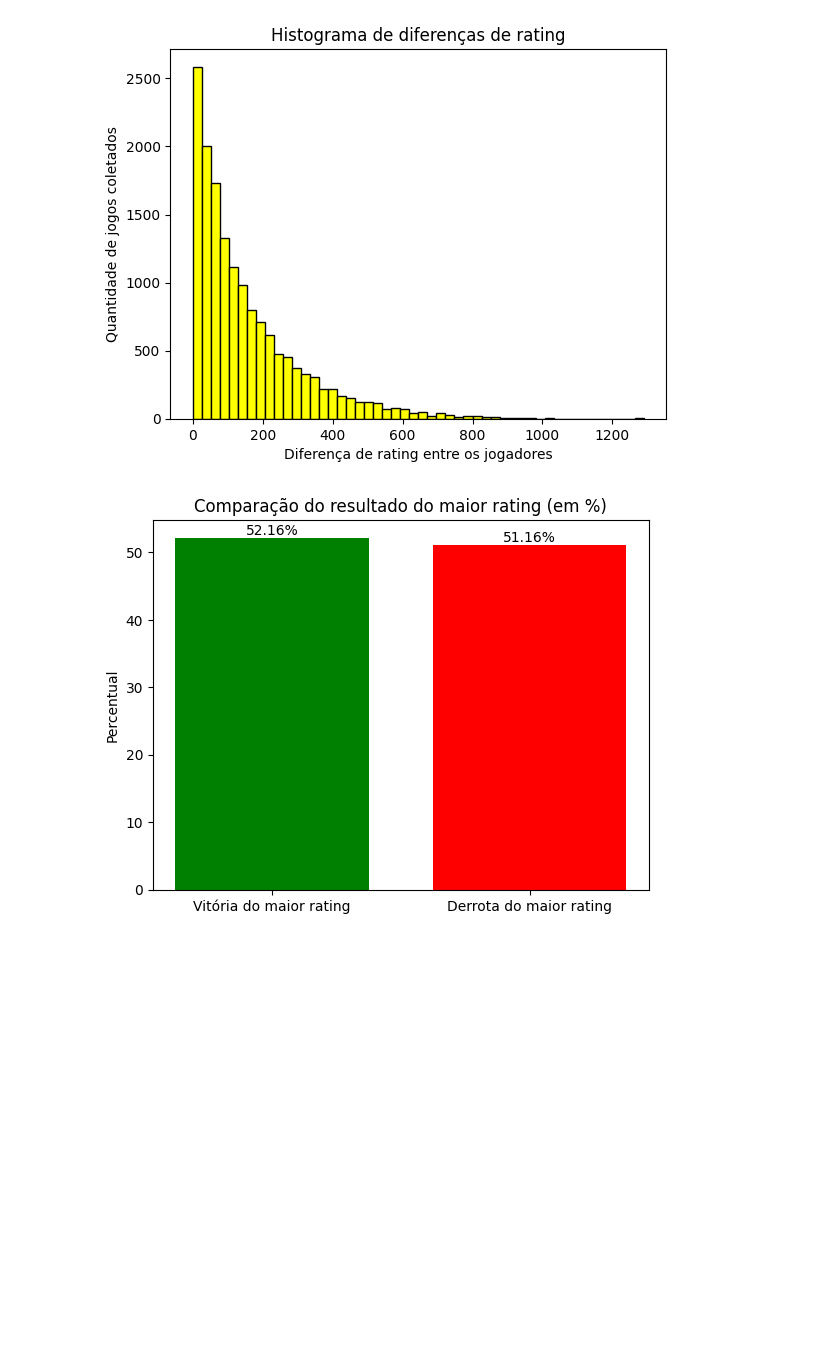
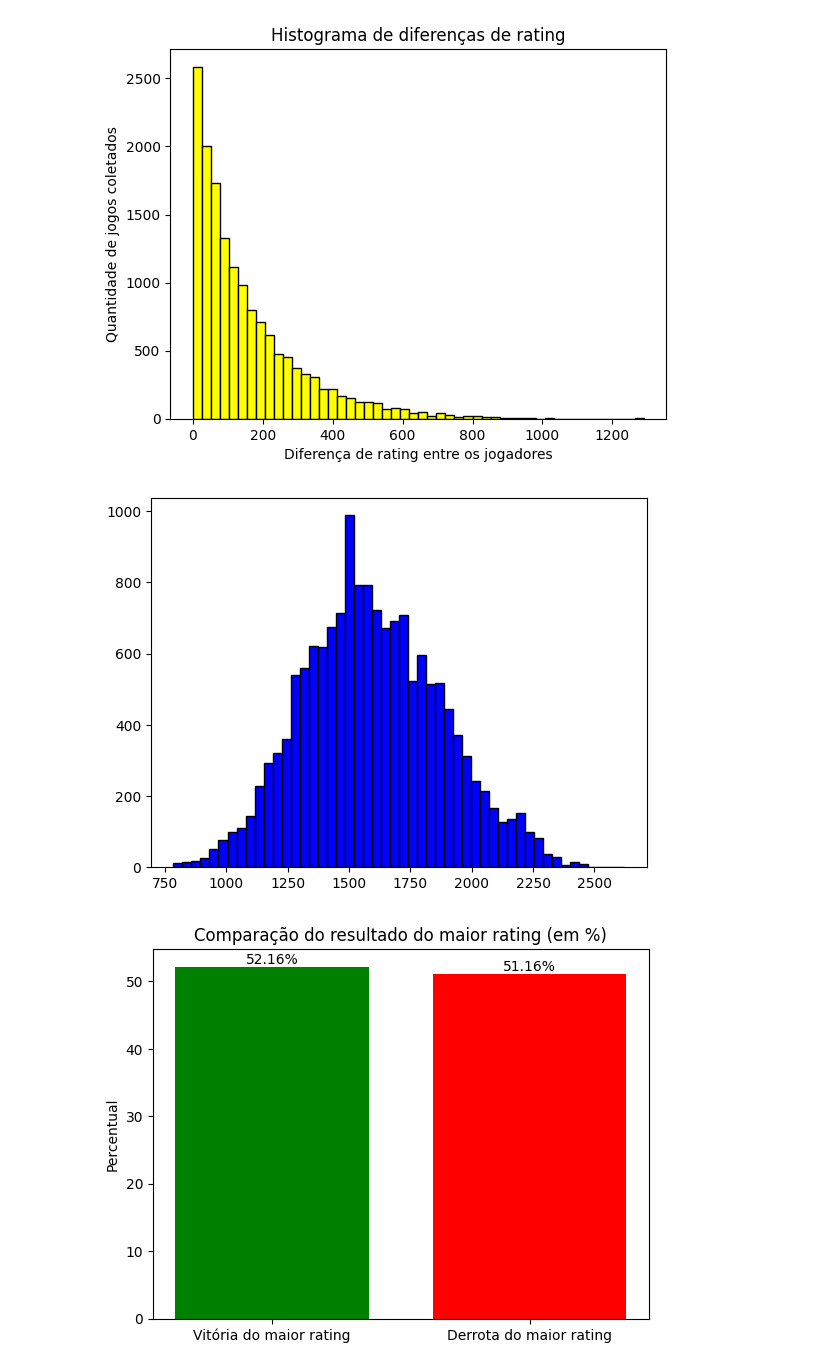
Before and after one commit to wevertonrs/chessrating, a Jupyter notebook: projeto_final.ipynb, the cells around one changed output. Cells and saved outputs as stored; diff of their text form; code cells hidden in the pictures; blank space fills up the shorter version.

```diff
--- a/projeto_final.ipynb
+++ b/projeto_final.ipynb
@@ -175,6 +161,15 @@ plt.title ('Histograma de diferenças de rating')
 plt.show()
 # %% [output]
 [figure]
+# %%
+# Grafico da distribuição média dos Rating
+# Plotando as frequências das colunas 'white_rating' e 'black_rating'
+
+plt.hist(ndf['white_rating'], bins=50, color='blue', edgecolor='black')
+
+plt.show()
+# %% [output]
+[figure, added]
 # %%
 # Total registers
 total_registers = ndf.height
```
Also changed, not shown: parts of 14 cells of this notebook.
